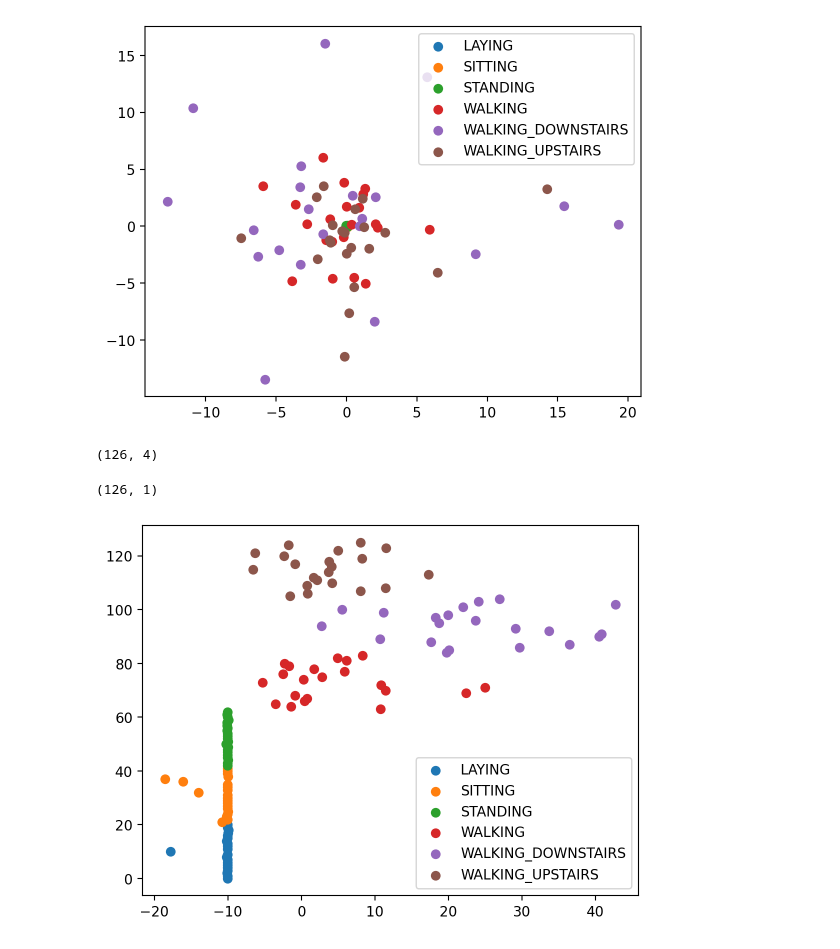
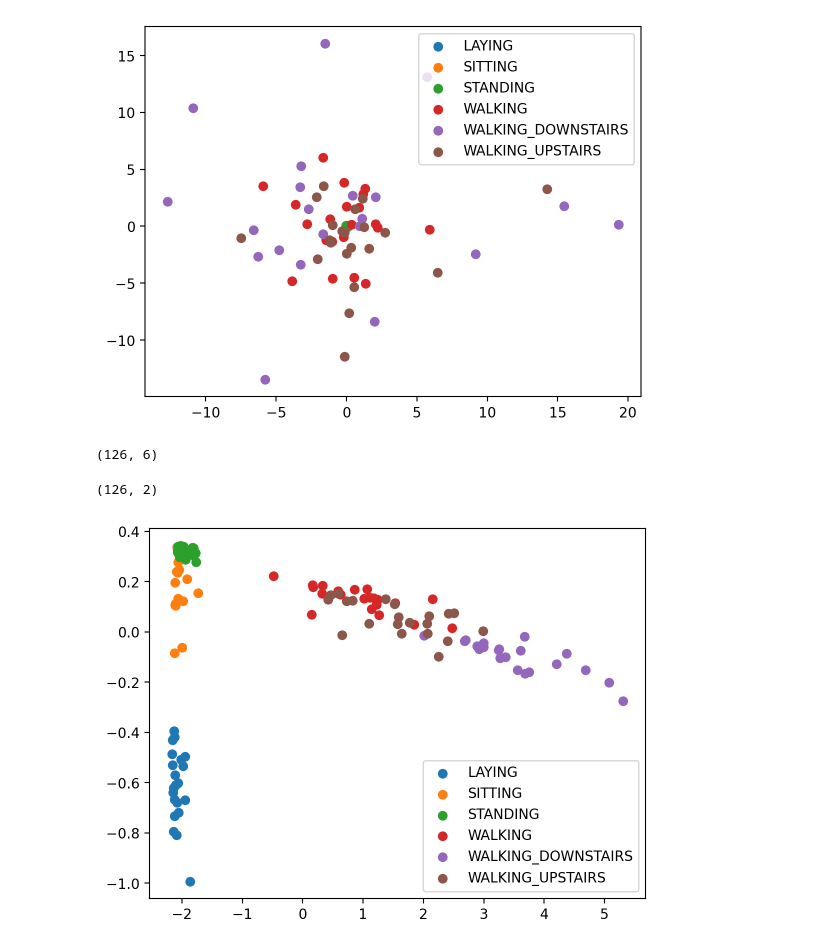
Before and after one commit to HarshilShah1804/ES335_Assignment1, a Jupyter notebook: HAR/HAR.ipynb, the cells around one changed output. Drawn from its saved outputs; the diff is of its cells as text; code cells hidden in the pictures.

Commit message:
Complete TSFEL

```diff
--- a/HAR/HAR.ipynb
+++ b/HAR/HAR.ipynb
@@ -101,29 +101,31 @@ from tsfel.feature_extraction.features import calc_var, distance, entropy, autoc
 def extract_features(data):
     tsfel_features=[]
     for i in range(x_train.shape[0]):
-        var_total = calc_var(data[i])
-        ent_total = entropy(data[i])
-        dist_total = distance(data[i])
-        autocorr_total = autocorr(data[i])
-        tsfel_features.append([var_total,ent_total,dist_total,autocorr_total])
+        pk_dist_total = pk_pk_distance(data[i])
+        mean_diff_total = mean_diff(data[i])
+        rms_total = rms(data[i])
+        max_total = calc_max(data[i])
+        min_x = calc_median(x_train[i][:,0])
+        mean_abs_deviation_total = mean_abs_deviation(data[i])
+        tsfel_features.append([mean_abs_deviation_total, min_x, max_total, rms_total, mean_diff_total, pk_dist_total])
     return np.array(tsfel_features)
 # %%
 tsfel_features = extract_features(total_acceleration)
 print(tsfel_features.shape)
 # %% [output]
-(126, 4)
+(126, 6)
 # %%
 from sklearn.decomposition import PCA
-pca = PCA(n_components=1, random_state=42)
+pca = PCA(n_components=2, random_state=42)
 pca.fit(tsfel_features)
 tsfel_pca_data = pca.transform(tsfel_features)
 tsfel_pca_data.shape
 # %% [output]
-(126, 1)
+(126, 2)
 # %%
 for i in range(len(activities)):
     activity = activities[i]
-    plt.scatter(tsfel_pca_data[i*21:(i+1)*21,0],np.arange(21*i,21*(i+1),1),label=activity)
+    plt.scatter(tsfel_pca_data[i*21:(i+1)*21,0],tsfel_pca_data[i*21:(i+1)*21,1],label=activity)
     plt.legend()
 # %% [output]
-[figure, old version]
+[figure, new version]
```
Also changed, not shown: parts of 1 cell of this notebook, 1 other file.
